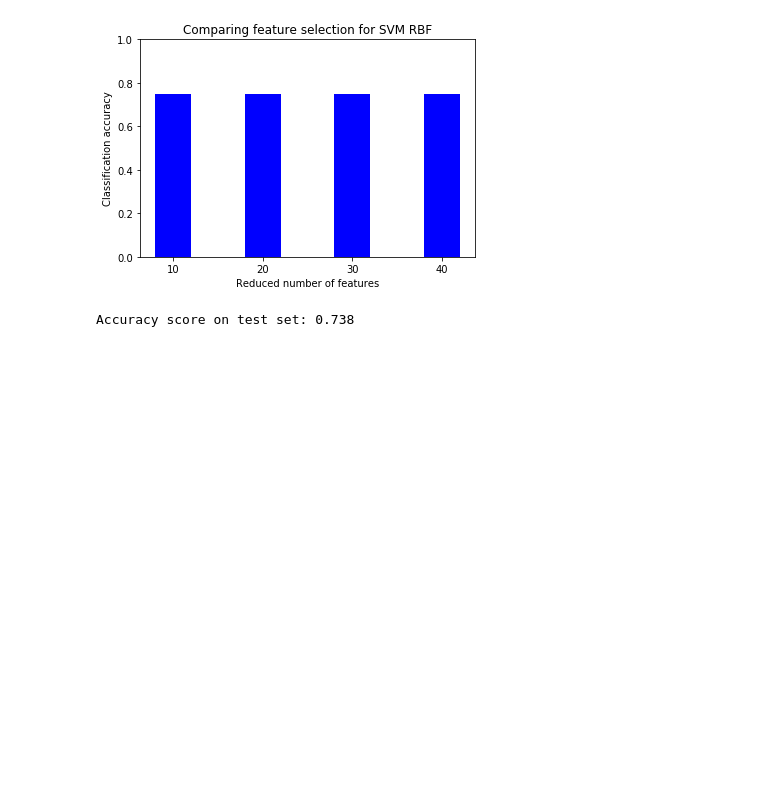
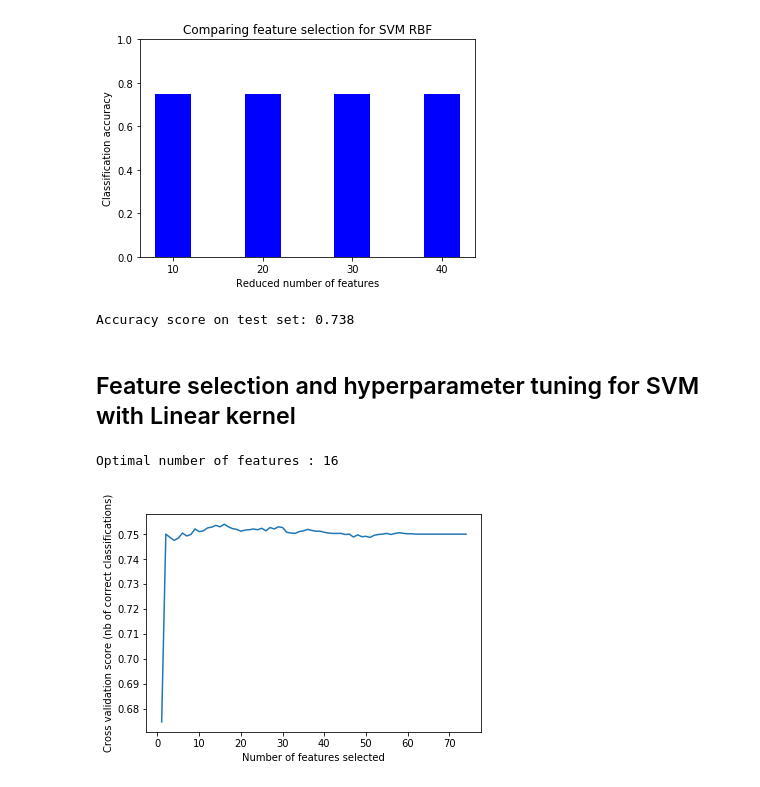
Before and after one commit to jamestran201/Soccer-Match-Prediction, a Jupyter notebook: EDA Events.ipynb, the cells around one changed output. Cells and saved outputs as stored; diff of their text form; code cells hidden in the pictures; blank space fills up the shorter version.

Commit message:
Try out SVM with linear kernel

```diff
--- a/EDA Events.ipynb
+++ b/EDA Events.ipynb
@@ -262,3 +266,27 @@ svm_pipe.fit(train_features_array, train_labels_array)
 print("Accuracy score on test set: {:.3f}".format(svm_pipe.score(test_features_array, test_labels_array)))
 # %% [output]
 Accuracy score on test set: 0.738
+# %% [markdown]
+## Feature selection and hyperparameter tuning for SVM with Linear kernel
+# %%
+# Taken from: https://scikit-learn.org/stable/auto_examples/feature_selection/plot_rfe_with_cross_validation.html#sphx-glr-auto-examples-feature-selection-plot-rfe-with-cross-validation-py
+# Create the RFE object and compute a cross-validated score.
+svc = SVC(kernel="linear")
+normalizer = MinMaxScaler((0, 1))
+normalizer.fit(train_features_array)
+
+rfecv = RFECV(estimator=svc, step=1, cv=StratifiedKFold(5),
+              scoring='accuracy')
+rfecv.fit(normalizer.transform(train_features_array), train_labels_array)
+
+print("Optimal number of features : %d" % rfecv.n_features_)
+
+# Plot number of features VS. cross-validation scores
+plt.figure()
+plt.xlabel("Number of features selected")
+plt.ylabel("Cross validation score (nb of correct classifications)")
+plt.plot(range(1, len(rfecv.grid_scores_) + 1), rfecv.grid_scores_)
+plt.show()
+# %% [output]
+Optimal number of features : 16
+[figure, added]
```
Also changed, not shown: parts of 9 cells of this notebook, 1 other file.
